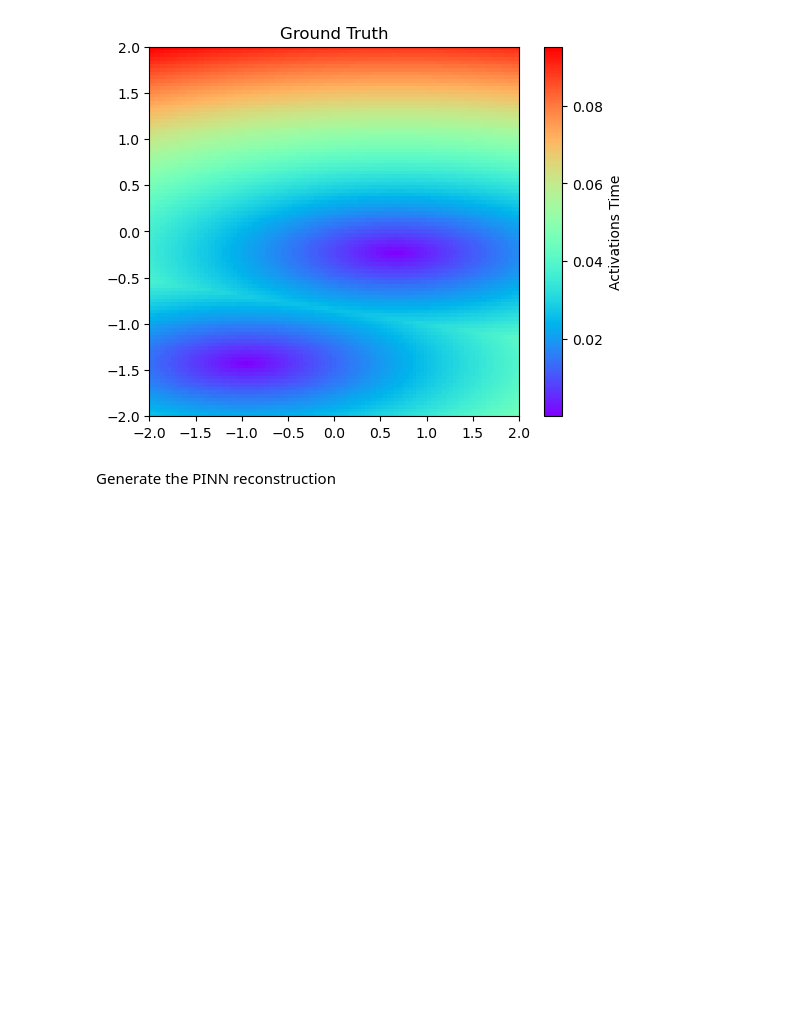
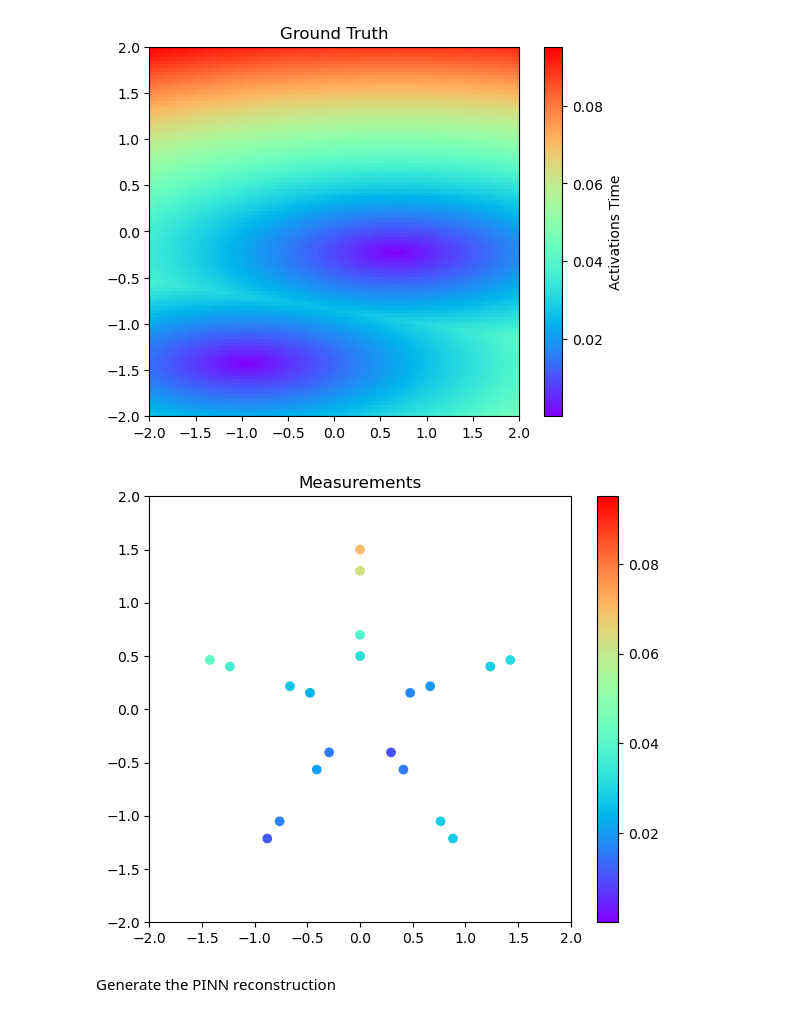
Before and after one commit to aricagals/SWIMProj3, a Jupyter notebook: swimPDE/Comparison.ipynb, the cells around one changed output. Drawn from its saved outputs; the diff is of its cells as text; code cells hidden in the pictures; blank space fills up the shorter version.

```diff
--- a/swimPDE/Comparison.ipynb
+++ b/swimPDE/Comparison.ipynb
@@ -27,6 +27,22 @@ plt.title("Ground Truth")
 plt.show()
 # %% [output]
 [figure]
+# %%
+vmin = np.min(u_true)
+vmax = np.max(u_true)
+
+plt.figure(figsize=(6, 5))
+scatter = plt.scatter(X_meas[:, 0], X_meas[:, 1], c=u_meas, cmap="rainbow", vmin=vmin, vmax=vmax)
+plt.colorbar(scatter, label="")
+
+plt.xlim(-2, 2)
+plt.ylim(-2, 2)
+
+plt.title("Measurements")
+plt.tight_layout()
+plt.show()
+# %% [output]
+[figure, added]
 # %% [markdown]
 Generate the PINN reconstruction
 # %%
```
Also changed, not shown: parts of 2 cells of this notebook, 2 other files.
